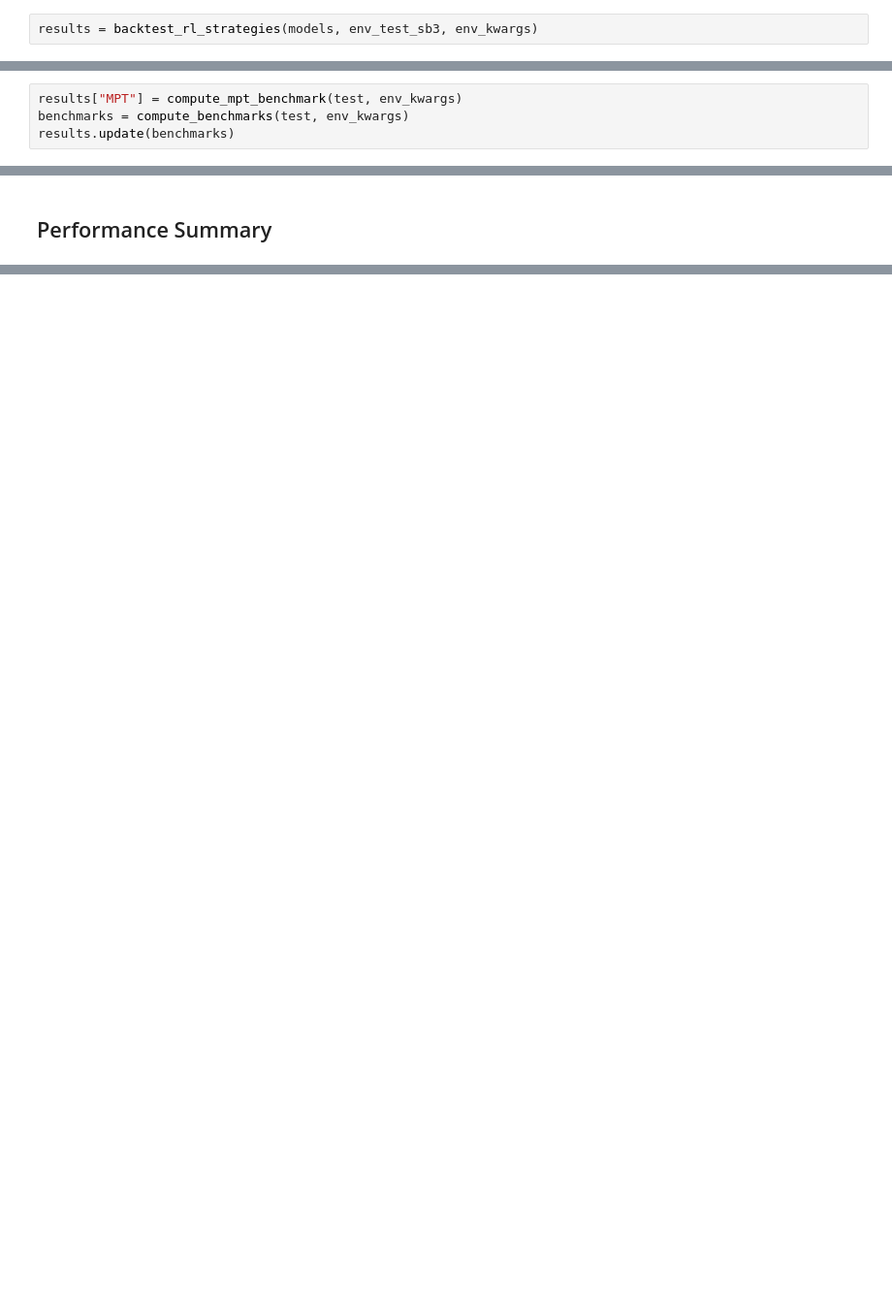
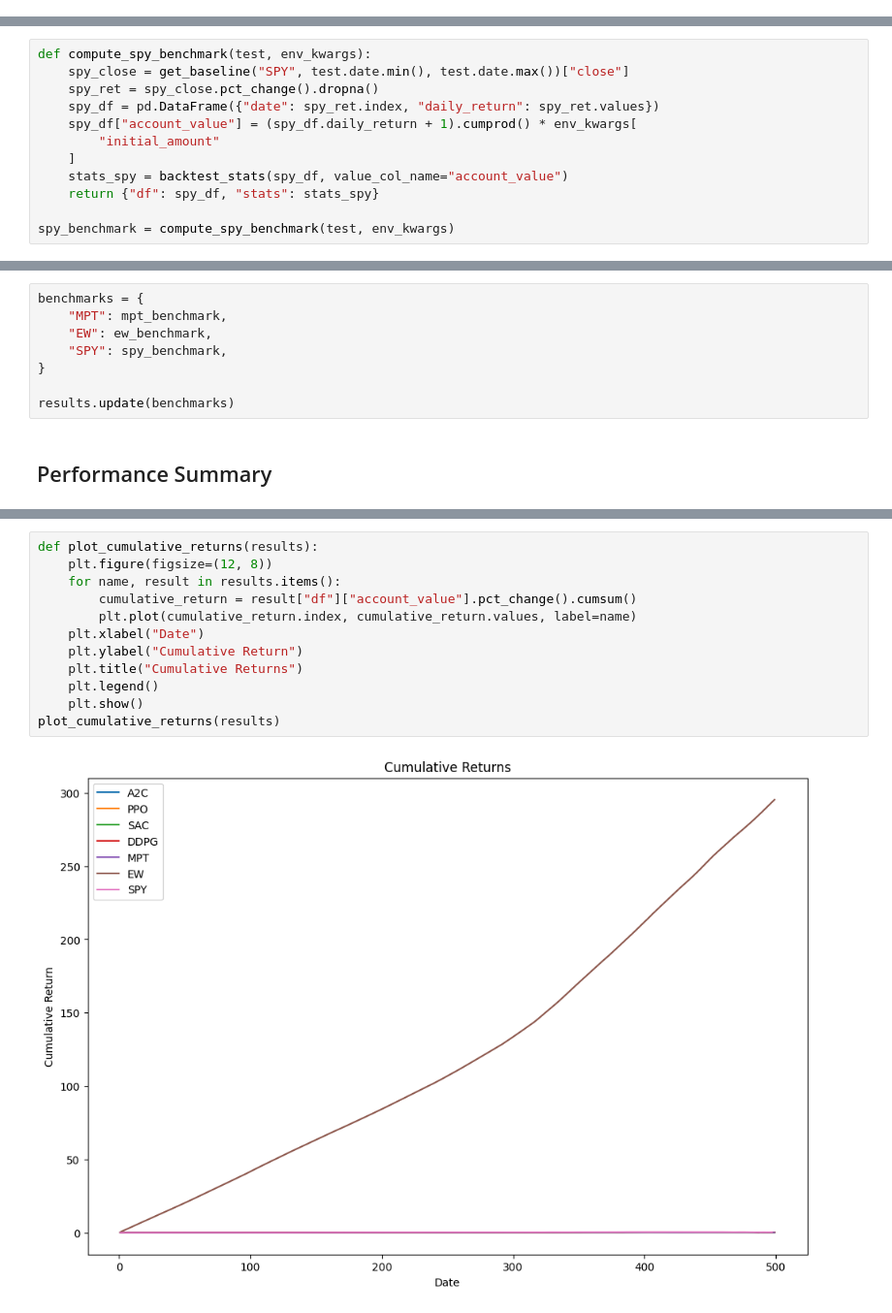
Before and after one commit to denpalrius/portfolio-optimisation, a Jupyter notebook: portfolio_opimisation_opt.ipynb, the cells around one changed output, grey strips where cells are left out. Shown at 97% size. Drawn from its saved outputs; the diff is of its cells as text; blank space fills up the shorter version.

```diff
--- a/portfolio_opimisation_opt.ipynb
+++ b/portfolio_opimisation_opt.ipynb
@@ -252,4 +387,2 @@ def backtest_rl_strategies(models, env_test, env_kwargs):
-# %%
-results = backtest_rl_strategies(models, env_test_sb3, env_kwargs)
 # %% [markdown]
 ## Benchmarks
@@ -298,4 +388,0 @@ def compute_benchmarks(test, env_kwargs):
-# %%
-results["MPT"] = compute_mpt_benchmark(test, env_kwargs)
-benchmarks = compute_benchmarks(test, env_kwargs)
-results.update(benchmarks)
@@ -301,0 +520,12 @@ results.update(benchmarks)
+# %%
+def compute_spy_benchmark(test, env_kwargs):
+    spy_close = get_baseline("SPY", test.date.min(), test.date.max())["close"]
+    spy_ret = spy_close.pct_change().dropna()
+    spy_df = pd.DataFrame({"date": spy_ret.index, "daily_return": spy_ret.values})
+    spy_df["account_value"] = (spy_df.daily_return + 1).cumprod() * env_kwargs[
+        "initial_amount"
+    ]
+    stats_spy = backtest_stats(spy_df, value_col_name="account_value")
+    return {"df": spy_df, "stats": stats_spy}
+
+spy_benchmark = compute_spy_benchmark(test, env_kwargs)
@@ -302,2 +549,10 @@ results.update(benchmarks)
+# %%
+benchmarks = {
+    "MPT": mpt_benchmark,
+    "EW": ew_benchmark,
+    "SPY": spy_benchmark,
+}
+
+results.update(benchmarks)
 # %% [markdown]
 ## Performance Summary
@@ -317,0 +577,14 @@ plot_performance(results)
+# %%
+def plot_cumulative_returns(results):
+    plt.figure(figsize=(12, 8))
+    for name, result in results.items():
+        cumulative_return = result["df"]["account_value"].pct_change().cumsum()
+        plt.plot(cumulative_return.index, cumulative_return.values, label=name)
+    plt.xlabel("Date")
+    plt.ylabel("Cumulative Return")
+    plt.title("Cumulative Returns")
+    plt.legend()
+    plt.show()
+plot_cumulative_returns(results)
+# %% [output]
+[figure, added]
```
Also changed, not shown: parts of 53 cells of this notebook, 19 other files.
